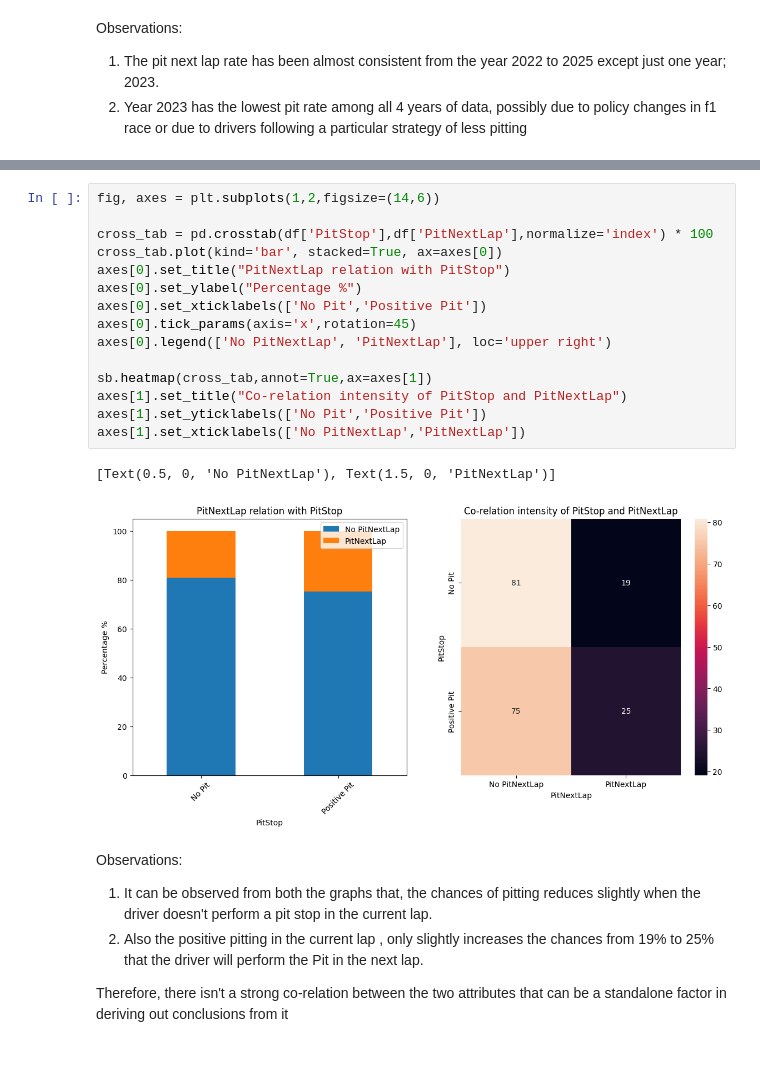
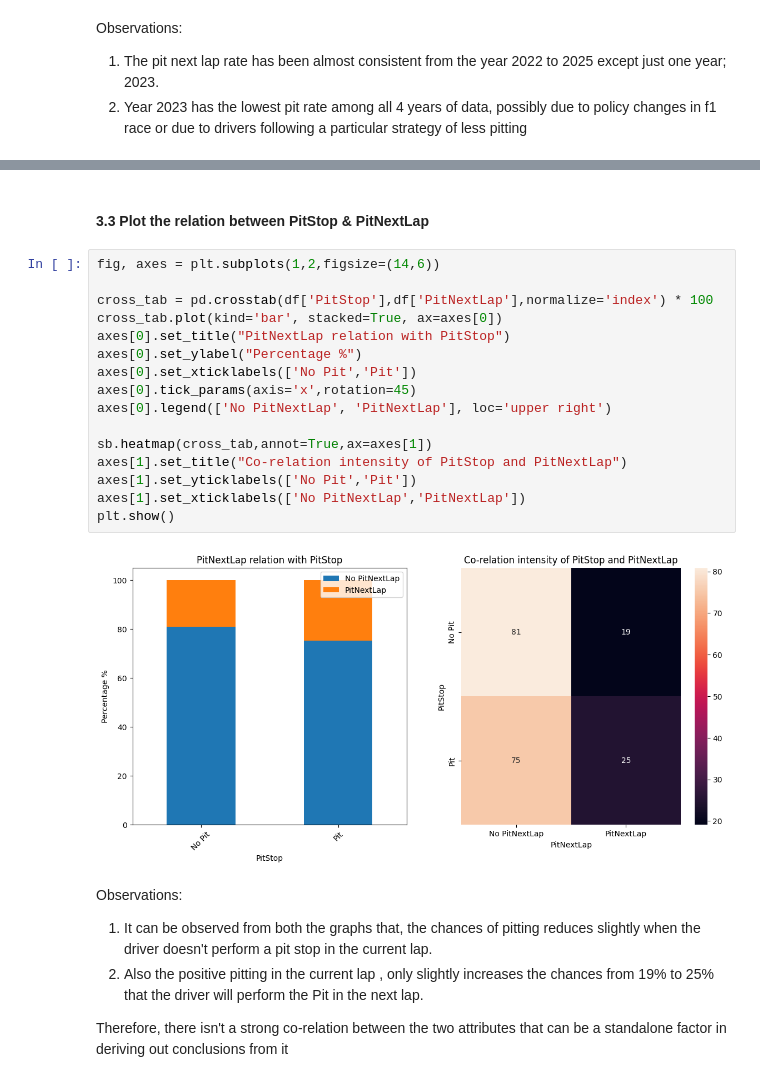
Before and after one commit to Gurmancheema/f1-pit-stop-prediction, a Jupyter notebook: 02_EDA_bivariate_analysis.ipynb, the cells around one changed output, grey strips where cells are left out. Cells and saved outputs as stored; diff of their text form.

```diff
--- a/02_EDA_bivariate_analysis.ipynb
+++ b/02_EDA_bivariate_analysis.ipynb
@@ -101,21 +88,23 @@ sb.countplot(data=df,x='PitStop',hue='PitNextLap')
+# %% [markdown]
+#### 3.3 Plot the relation between PitStop & PitNextLap
 # %%
 fig, axes = plt.subplots(1,2,figsize=(14,6))
 
 cross_tab = pd.crosstab(df['PitStop'],df['PitNextLap'],normalize='index') * 100
 cross_tab.plot(kind='bar', stacked=True, ax=axes[0])
 axes[0].set_title("PitNextLap relation with PitStop")
 axes[0].set_ylabel("Percentage %")
-axes[0].set_xticklabels(['No Pit','Positive Pit'])
+axes[0].set_xticklabels(['No Pit','Pit'])
 axes[0].tick_params(axis='x',rotation=45)
 axes[0].legend(['No PitNextLap', 'PitNextLap'], loc='upper right')
 
 sb.heatmap(cross_tab,annot=True,ax=axes[1])
 axes[1].set_title("Co-relation intensity of PitStop and PitNextLap")
-axes[1].set_yticklabels(['No Pit','Positive Pit'])
+axes[1].set_yticklabels(['No Pit','Pit'])
 axes[1].set_xticklabels(['No PitNextLap','PitNextLap'])
+plt.show()
 # %% [output]
-[Text(0.5, 0, 'No PitNextLap'), Text(1.5, 0, 'PitNextLap')]
-[figure, old version]
+[figure, new version]
 # %% [markdown]
 Observations:
 1. It can be observed from both the graphs that, the chances of pitting reduces slightly when the driver doesn't perform a pit stop in the current lap.
```
Also changed, not shown: parts of 44 cells of this notebook.
